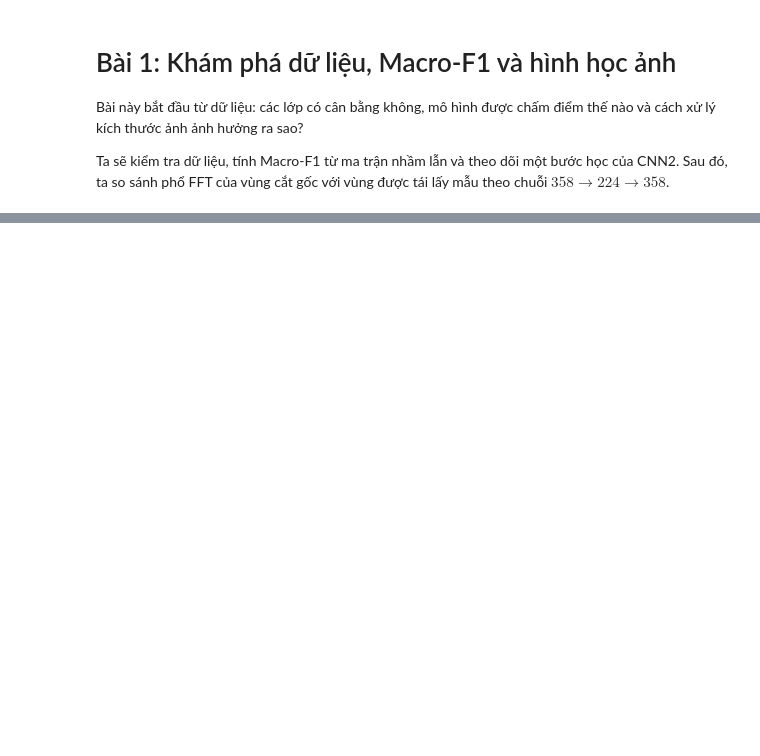
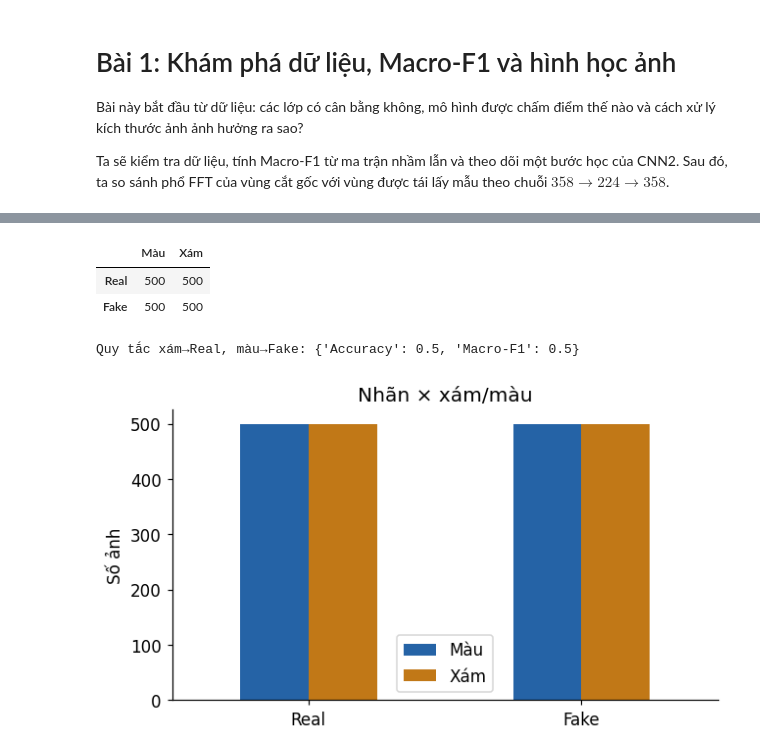
Before and after one commit to Purin1410/Olympic_AI_PTIT_2026_preliminary_round, a Jupyter notebook: AI_LA_AI/notebooks/01_eda_baseline_geometry.ipynb, the cells around one changed output, grey strips where cells are left out. Cells and saved outputs as stored; diff of their text form; code cells hidden in the pictures; blank space fills up the shorter version.

```diff
--- a/AI_LA_AI/notebooks/01_eda_baseline_geometry.ipynb
+++ b/AI_LA_AI/notebooks/01_eda_baseline_geometry.ipynb
@@ -179,0 +220,17 @@ print(classification_report(y, np.array([0.1, 0.2, 0.4, 0.6])))
+# %%
+from sklearn.metrics import f1_score
+color_table = pd.crosstab(census.label, census.is_gray).reindex(index=[0, 1], columns=[False, True], fill_value=0)
+color_table.index = ["Real", "Fake"]; color_table.columns = ["Màu", "Xám"]
+display(color_table)
+gray_prediction = (~census.is_gray).astype(int)
+print("Quy tắc xám→Real, màu→Fake:",
+      {"Accuracy": accuracy_score(census.label, gray_prediction),
+       "Macro-F1": f1_score(census.label, gray_prediction, average="macro", labels=[0, 1], zero_division=0)})
+fig, ax = plt.subplots(figsize=(6, 3.5)); color_table.plot.bar(ax=ax, rot=0)
+ax.set(ylabel="Số ảnh", title="Nhãn × xám/màu"); fig.tight_layout(); plt.show()
+# %% [output]
+|  | Màu | Xám |
+| Real | 500 | 500 |
+| Fake | 500 | 500 |
+Quy tắc xám→Real, màu→Fake: {'Accuracy': 0.5, 'Macro-F1': 0.5}
+[figure, added]
```
Also changed, not shown: parts of 61 cells of this notebook, 30 other files.
